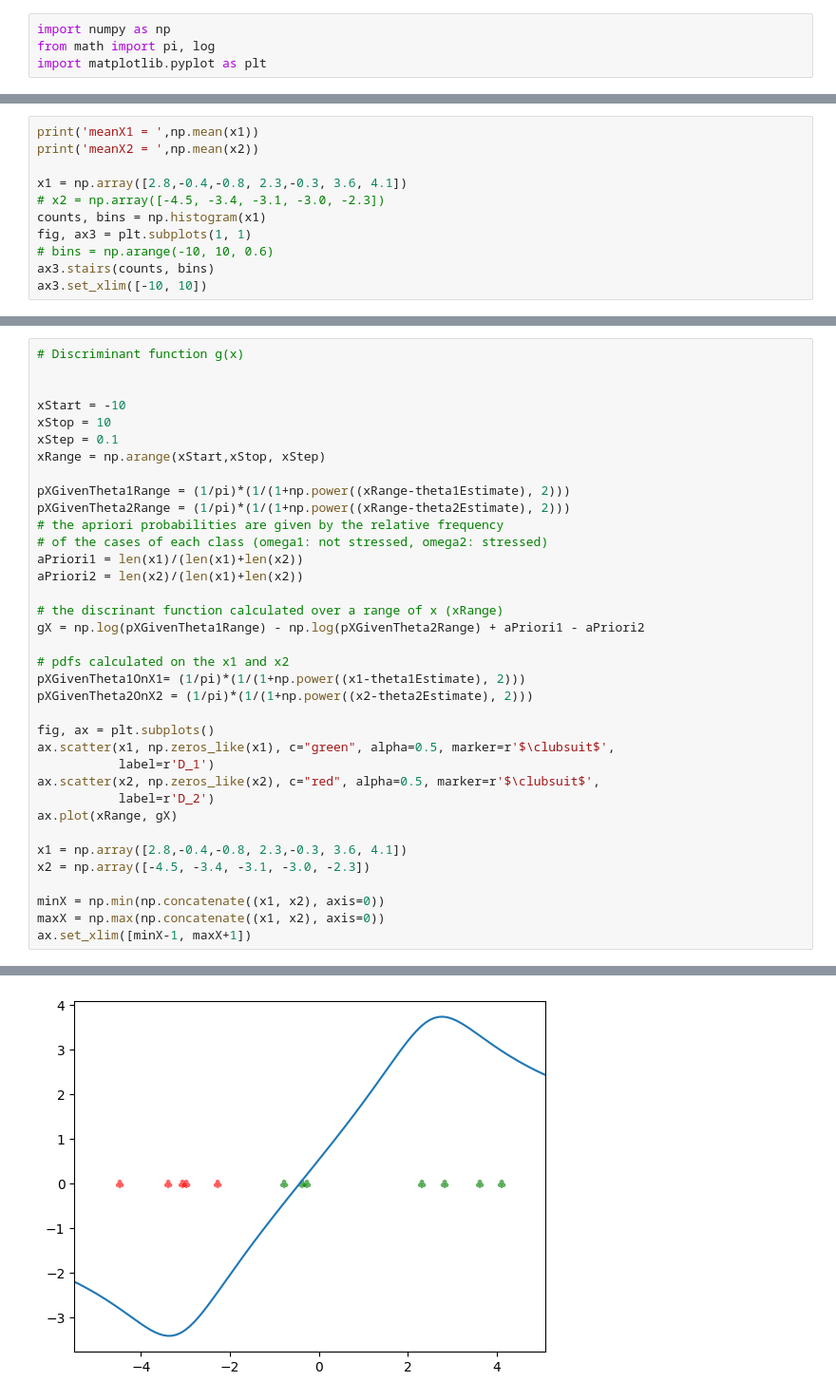
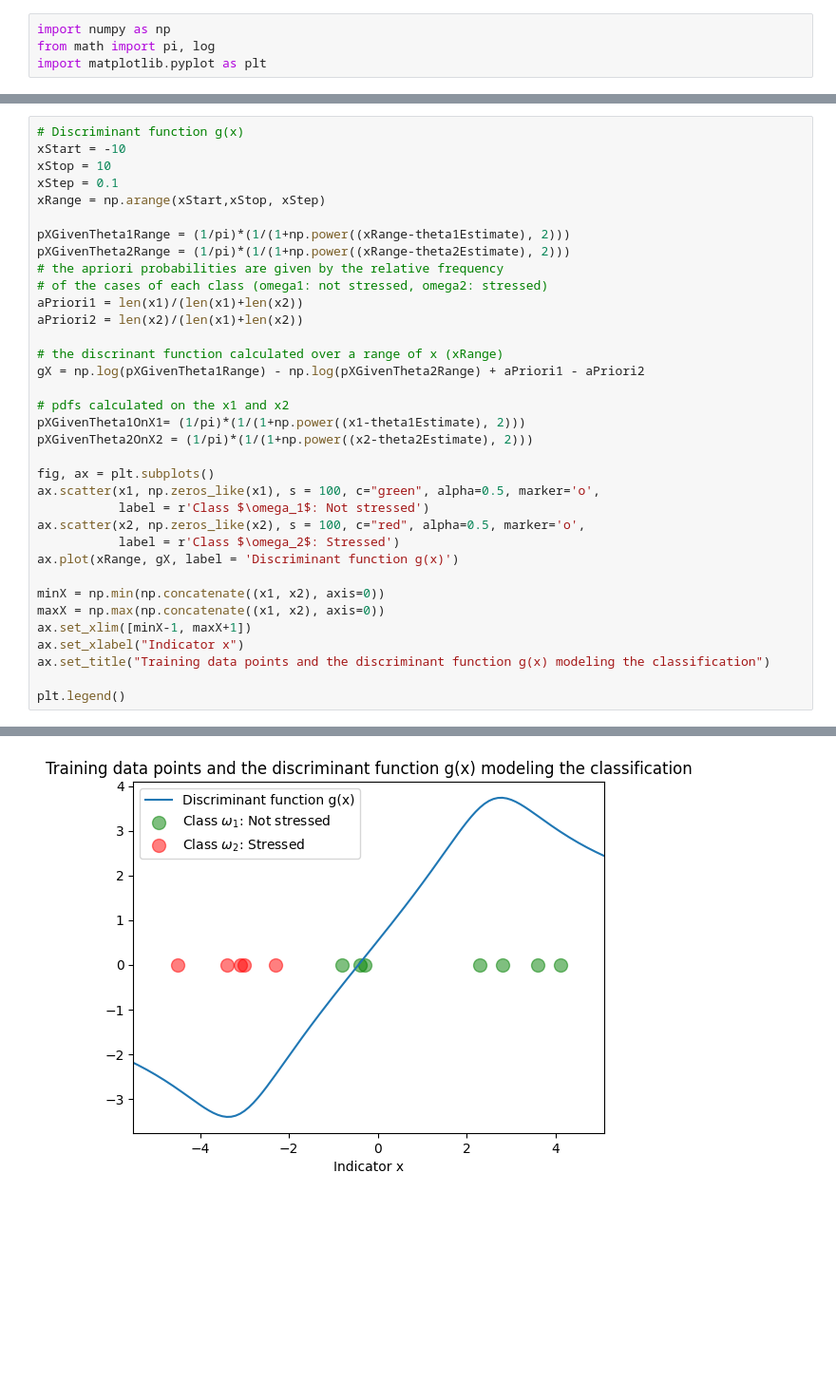
Before and after one commit to styltopa/PatternRecognition, a Jupyter notebook: topalidis_9613_Assignment2.ipynb, the cells around one changed output, grey strips where cells are left out. Shown: that part at 95% size. Saved outputs shown, nothing was run; the diff lists cells and outputs as text; blank space fills up the shorter version.

```diff
--- a/topalidis_9613_Assignment2.ipynb
+++ b/topalidis_9613_Assignment2.ipynb
@@ -86,14 +86,3 @@ theta_1(hat): 2.6
 Max value of log pdf given theta_2: -7.394909225298219
 theta_2(hat): -3.2
 [figure]
-# %%
-print('meanX1 = ',np.mean(x1))
-print('meanX2 = ',np.mean(x2))
-
-x1 = np.array([2.8,-0.4,-0.8, 2.3,-0.3, 3.6, 4.1])
-# x2 = np.array([-4.5, -3.4, -3.1, -3.0, -2.3])
-counts, bins = np.histogram(x1)
-fig, ax3 = plt.subplots(1, 1)
-# bins = np.arange(-10, 10, 0.6)
-ax3.stairs(counts, bins)
-ax3.set_xlim([-10, 10])
@@ -105,7 +89,5 @@ meanX2 =  -3.2600000000000002
 # %%
 # Discriminant function g(x)
-
-
 xStart = -10
 xStop = 10
 xStep = 0.1
@@ -126,16 +108,17 @@ pXGivenTheta1OnX1= (1/pi)*(1/(1+np.power((x1-theta1Estimate), 2)))
 pXGivenTheta2OnX2 = (1/pi)*(1/(1+np.power((x2-theta2Estimate), 2)))
 
 fig, ax = plt.subplots()
-ax.scatter(x1, np.zeros_like(x1), c="green", alpha=0.5, marker=r'$\clubsuit$',
-           label=r'D_1')
-ax.scatter(x2, np.zeros_like(x2), c="red", alpha=0.5, marker=r'$\clubsuit$',
-           label=r'D_2')
-ax.plot(xRange, gX)
-
-x1 = np.array([2.8,-0.4,-0.8, 2.3,-0.3, 3.6, 4.1])
-x2 = np.array([-4.5, -3.4, -3.1, -3.0, -2.3])
+ax.scatter(x1, np.zeros_like(x1), s = 100, c="green", alpha=0.5, marker='o',
+           label = r'Class $\omega_1$: Not stressed')
+ax.scatter(x2, np.zeros_like(x2), s = 100, c="red", alpha=0.5, marker='o',
+           label = r'Class $\omega_2$: Stressed')
+ax.plot(xRange, gX, label = 'Discriminant function g(x)')
 
 minX = np.min(np.concatenate((x1, x2), axis=0))
 maxX = np.max(np.concatenate((x1, x2), axis=0))
 ax.set_xlim([minX-1, maxX+1])
+ax.set_xlabel("Indicator x")
+ax.set_title("Training data points and the discriminant function g(x) modeling the classification")
+
+plt.legend()
 # %% [output]
@@ -143 +126 @@ ax.set_xlim([minX-1, maxX+1])
-[figure, old version]
+[figure, new version]
```
Also changed, not shown: parts of 5 cells of this notebook.
